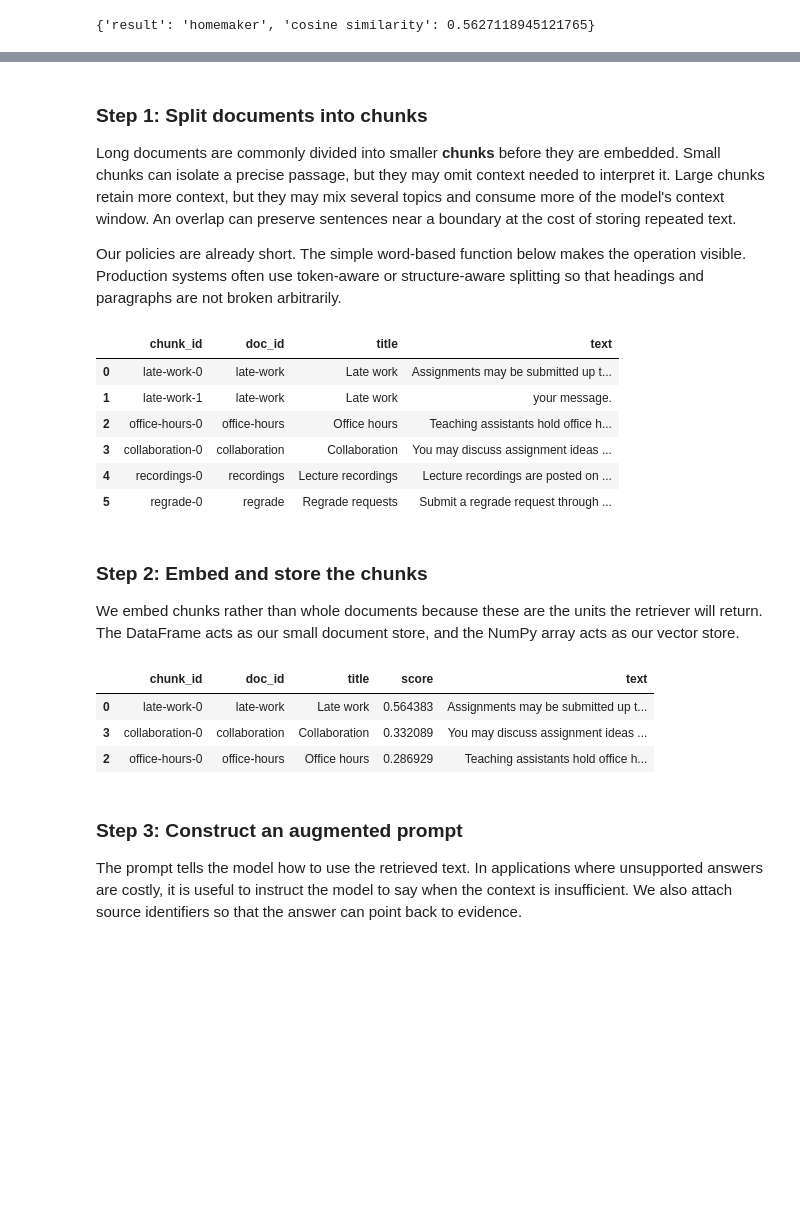
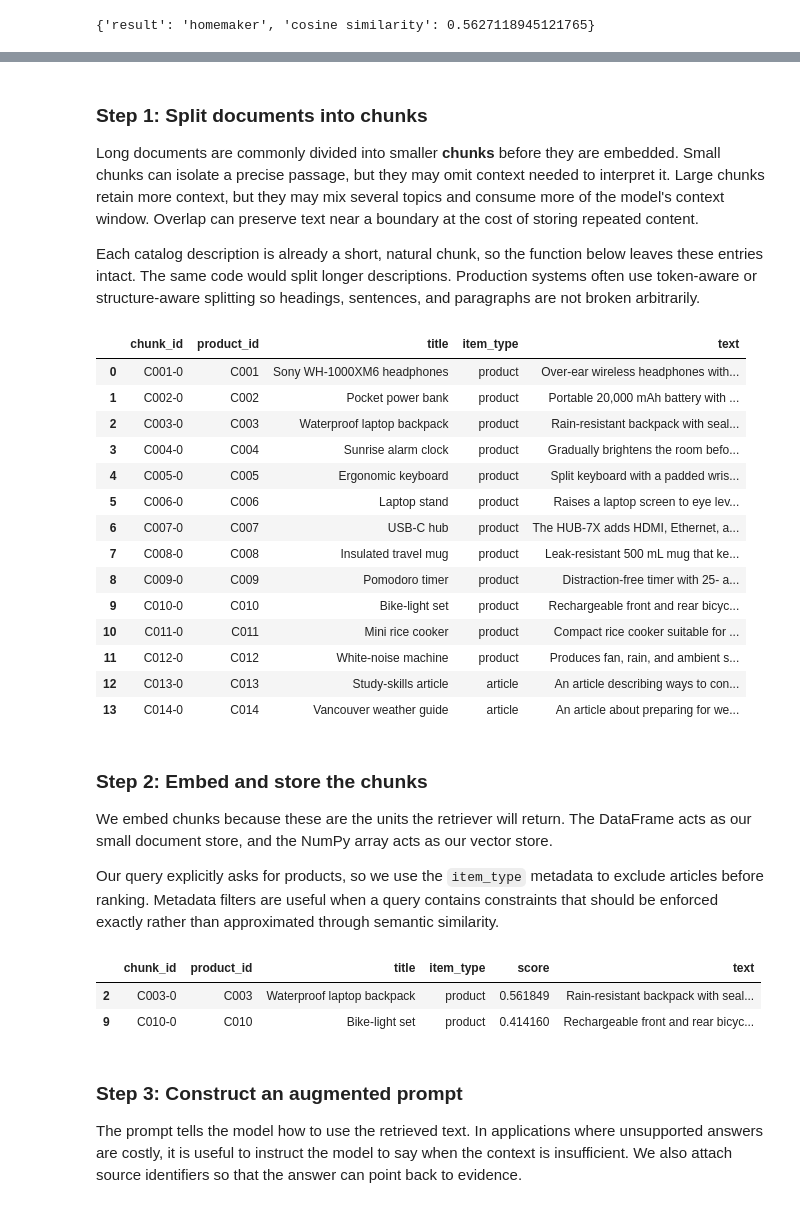
Before and after one commit to UBC-CS/cpsc330-book, a Jupyter notebook: book/17_natural-language-processing.ipynb, the cells around one changed output, grey strips where cells are left out. Cells and saved outputs as stored; diff of their text form; code cells hidden in the pictures; blank space fills up the shorter version.

```diff
--- a/book/17_natural-language-processing.ipynb
+++ b/book/17_natural-language-processing.ipynb
@@ -472,67 +534,90 @@ RAG lets an application use material that was not part of the language model's t
 # %% [markdown]
 ### Step 1: Split documents into chunks
 
-Long documents are commonly divided into smaller **chunks** before they are embedded. Small chunks can isolate a precise passage, but they may omit context needed to interpret it. Large chunks retain more context, but they may mix several topics and consume more of the model's context window. An overlap can preserve sentences near a boundary at the cost of storing repeated text.
+Long documents are commonly divided into smaller **chunks** before they are embedded. Small chunks can isolate a precise passage, but they may omit context needed to interpret it. Large chunks retain more context, but they may mix several topics and consume more of the model's context window. Overlap can preserve text near a boundary at the cost of storing repeated content.
 
-Our policies are already short. The simple word-based function below makes the operation visible. Production systems often use token-aware or structure-aware splitting so that headings and paragraphs are not broken arbitrarily.
+Each catalog description is already a short, natural chunk, so the function below leaves these entries intact. The same code would split longer descriptions. Production systems often use token-aware or structure-aware splitting so headings, sentences, and paragraphs are not broken arbitrarily.
 # %%
 def split_into_chunks(text, chunk_size=50, overlap=10):
     if overlap >= chunk_size:
         raise ValueError("overlap must be smaller than chunk_size")
 
     words = text.split()
     step = chunk_size - overlap
     return [" ".join(words[start : start + chunk_size])
             for start in range(0, len(words), step)]
 
 
 chunk_records = []
-for document in documents.itertuples(index=False):
-    for chunk_number, chunk_text in enumerate(split_into_chunks(document.text)):
+for product in products.itertuples(index=False):
+    for chunk_number, chunk_text in enumerate(split_into_chunks(product.text)):
         chunk_records.append(
             {
-                "chunk_id": f"{document.doc_id}-{chunk_number}",
-                "doc_id": document.doc_id,
-                "title": document.title,
+                "chunk_id": f"{product.product_id}-{chunk_number}",
+                "product_id": product.product_id,
+                "title": product.title,
+                "item_type": product.item_type,
                 "text": chunk_text,
             }
         )
 
 chunks = pd.DataFrame(chunk_records)
 chunks
 # %% [output]
-|  | chunk_id | doc_id | title | text |
-| 0 | late-work-0 | late-work | Late work | Assignments may be submitted up t... |
-| 1 | late-work-1 | late-work | Late work | your message. |
-| 2 | office-hours-0 | office-hours | Office hours | Teaching assistants hold office h... |
-| 3 | collaboration-0 | collaboration | Collaboration | You may discuss assignment ideas ... |
-| 4 | recordings-0 | recordings | Lecture recordings | Lecture recordings are posted on ... |
-| 5 | regrade-0 | regrade | Regrade requests | Submit a regrade request through ... |
+|  | chunk_id | product_id | title | item_type | text |
+| 0 | C001-0 | C001 | Sony WH-1000XM6 headphones | product | Over-ear wireless headphones with... |
+| 1 | C002-0 | C002 | Pocket power bank | product | Portable 20,000 mAh battery with ... |
+| 2 | C003-0 | C003 | Waterproof laptop backpack | product | Rain-resistant backpack with seal... |
+| 3 | C004-0 | C004 | Sunrise alarm clock | product | Gradually brightens the room befo... |
+| 4 | C005-0 | C005 | Ergonomic keyboard | product | Split keyboard with a padded wris... |
+| 5 | C006-0 | C006 | Laptop stand | product | Raises a laptop screen to eye lev... |
+| 6 | C007-0 | C007 | USB-C hub | product | The HUB-7X adds HDMI, Ethernet, a... |
+| 7 | C008-0 | C008 | Insulated travel mug | product | Leak-resistant 500 mL mug that ke... |
+| 8 | C009-0 | C009 | Pomodoro timer | product | Distraction-free timer with 25- a... |
+| 9 | C010-0 | C010 | Bike-light set | product | Rechargeable front and rear bicyc... |
+| 10 | C011-0 | C011 | Mini rice cooker | product | Compact rice cooker suitable for ... |
+| 11 | C012-0 | C012 | White-noise machine | product | Produces fan, rain, and ambient s... |
+| 12 | C013-0 | C013 | Study-skills article | article | An article describing ways to con... |
+| 13 | C014-0 | C014 | Vancouver weather guide | article | An article about preparing for we... |
 # %% [markdown]
 ### Step 2: Embed and store the chunks
 
-We embed chunks rather than whole documents because these are the units the retriever will return. The DataFrame acts as our small document store, and the NumPy array acts as our vector store.
+We embed chunks because these are the units the retriever will return. The DataFrame acts as our small document store, and the NumPy array acts as our vector store.
+
+Our query explicitly asks for products, so we use the `item_type` metadata to exclude articles before ranking. Metadata filters are useful when a query contains constraints that should be enforced exactly rather than approximated through semantic similarity.
 # %%
+#| eval: false
 chunk_embeddings = embedding_model.encode(
     chunks["text"].tolist(), normalize_embeddings=True
 )
 
 
-def retrieve_chunks(query, k=3):
+def retrieve_chunks(query, k=3, item_type=None):
     query_embedding = embedding_model.encode([query], normalize_embeddings=True)
     scores = cosine_similarity(query_embedding, chunk_embeddings).ravel()
-    top_indices = np.argsort(scores)[::-1][:k]
-    results = chunks.iloc[top_indices].copy()
+
+    candidate_indices = chunks.index
+    if item_type is not None:
+        candidate_indices = chunks.index[chunks["item_type"] == item_type]
+
+    candidate_scores = scores[candidate_indices]
+    top_indices = candidate_indices[np.argsort(candidate_scores)[::-1][:k]]
+    results = chunks.loc[top_indices].copy()
     results["score"] = scores[top_indices]
-    return results[["chunk_id", "doc_id", "title", "score", "text"]]
+    return results[
+        ["chunk_id", "product_id", "title", "item_type", "score", "text"]
+    ]
 
 
-retrieve_chunks("I had an emergency and missed the assignment deadline.", k=3)
+rag_query = (
+    "I commute by bike after evening labs in Vancouver rain and carry a laptop. "
+    "Which two products should I consider, and why?"
+)
+retrieve_chunks(rag_query, k=2, item_type="product")
 # %% [output]
-|  | chunk_id | doc_id | title | score | text |
-| 0 | late-work-0 | late-work | Late work | 0.564383 | Assignments may be submitted up t... |
-| 3 | collaboration-0 | collaboration | Collaboration | 0.332089 | You may discuss assignment ideas ... |
-| 2 | office-hours-0 | office-hours | Office hours | 0.286929 | Teaching assistants hold office h... |
+|  | chunk_id | product_id | title | item_type | score | text |
+| 2 | C003-0 | C003 | Waterproof laptop backpack | product | 0.561849 | Rain-resistant backpack with seal... |
+| 9 | C010-0 | C010 | Bike-light set | product | 0.414160 | Rechargeable front and rear bicyc... |
 # %% [markdown]
 ### Step 3: Construct an augmented prompt
 
```
Also changed, not shown: parts of 59 cells of this notebook, 5 other files.
